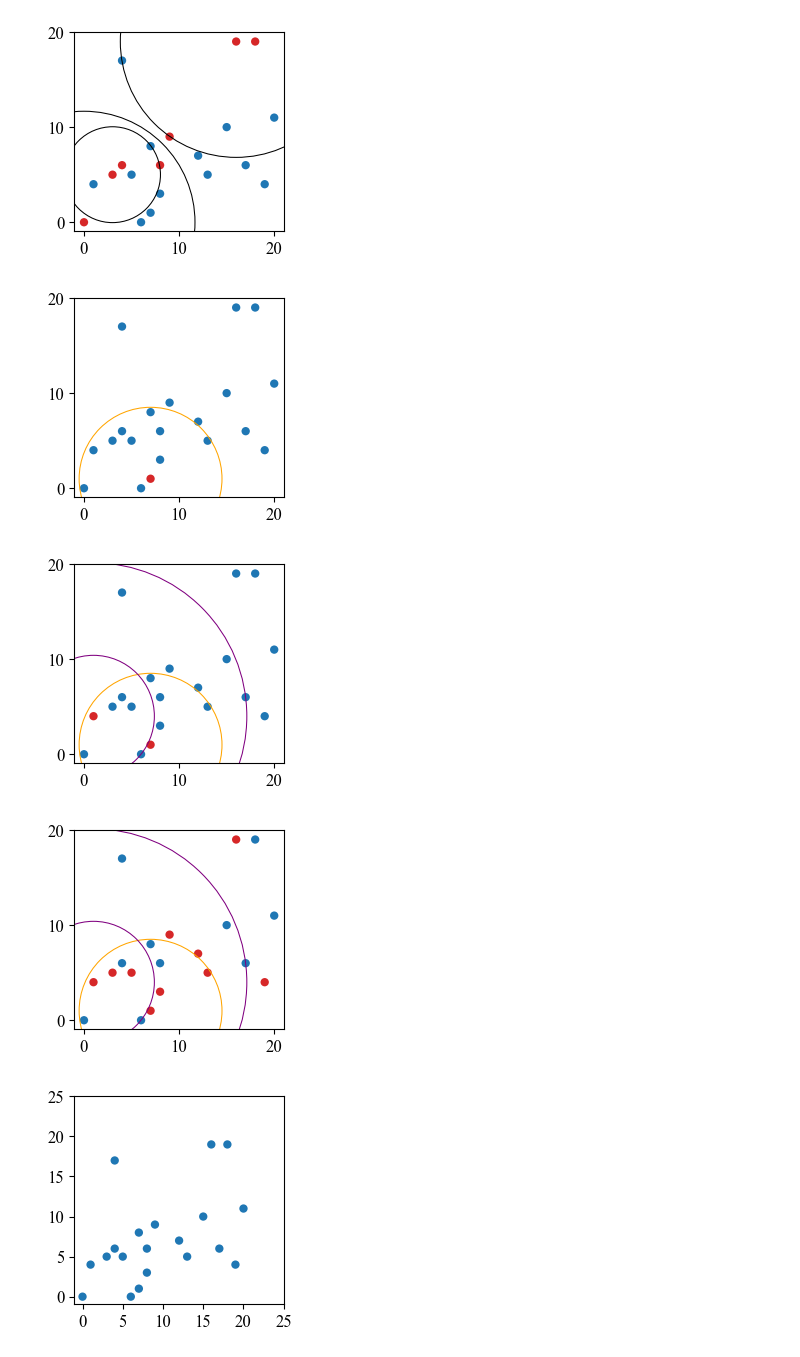
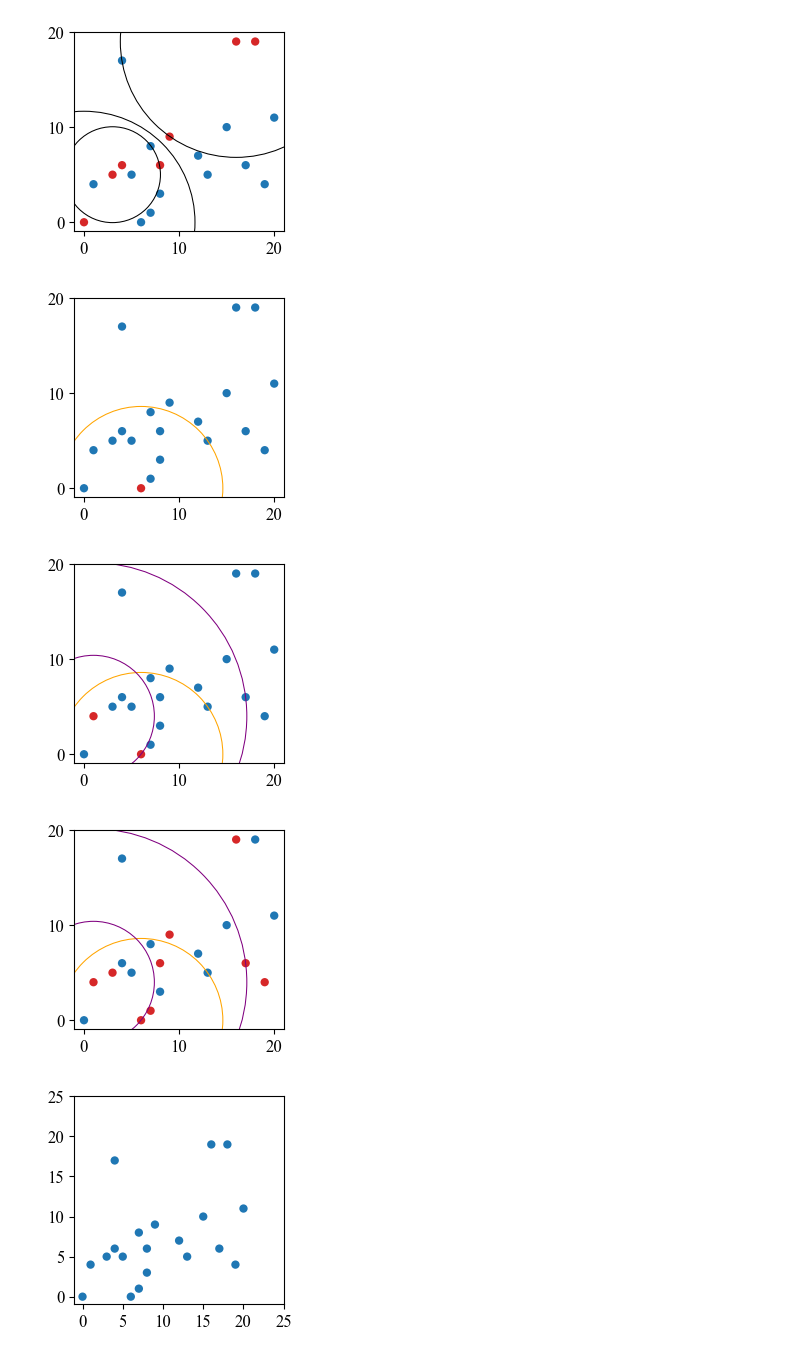
Before and after one commit to JoaoVitorLeite/gervLibProject, a Jupyter notebook: gervLib_Project/gervLib/python/util.ipynb, the cells around one changed output. Saved outputs shown, nothing was run; the diff lists cells and outputs as text; code cells hidden in the pictures.

```diff
--- a/gervLib_Project/gervLib/python/util.ipynb
+++ b/gervLib_Project/gervLib/python/util.ipynb
@@ -135,9 +135,9 @@ custom_palette = {
         'Auxiliar': 'tab:green'
 }
 # %%
-df.at[8, "type"] = "Pivô"
-circle1 = plt.Circle(xy=(7, 1), radius=7.51, color='orange', fill=False)
+df.at[2, "type"] = "Pivô"
 
+circle1 = plt.Circle(xy=(6, 0), radius=8.60, color='orange', fill=False)
 
 p1 = sns.scatterplot(data=df, x="D1", y="D2", hue="type", palette=custom_palette, linewidth = 0)
 p1.set(xticks=np.arange(0,21,10))
@@ -151,13 +151,13 @@ p1.set(xlabel=None)
 p1.set(ylabel=None)
 plt.savefig("lvl1_mvp.svg", dpi=300)
 # %% [output]
-[figure, old version]
+[figure, new version]
 # %%
-df.at[8, "type"] = "Pivô"
+df.at[2, "type"] = "Pivô"
 
 df.at[14, "type"] = "Pivô"
 
-circle1 = plt.Circle(xy=(7, 1), radius=7.51, color='orange', fill=False)
+circle1 = plt.Circle(xy=(6, 0), radius=8.60, color='orange', fill=False)
 
 circle2 = plt.Circle(xy=(1, 4), radius=6.40, color='purple', fill=False)
 circle3 = plt.Circle(xy=(1, 4), radius=16.12, color='purple', fill=False)
@@ -179,44 +179,44 @@ p1.set(xlabel=None)
 p1.set(ylabel=None)
 plt.savefig("lvl2_mvp.svg", dpi=300)
 # %% [output]
-[figure, old version]
+[figure, new version]
 # %%
-df.at[8, "type"] = "Pivô"
+df.at[2, "type"] = "Pivô"
 
 df.at[14, "type"] = "Pivô"
 
-df.at[17, "type"] = "Pivô"
 df.at[12, "type"] = "Pivô"
-df.at[10, "type"] = "Pivô"
-df.at[0, "type"] = "Pivô"
-df.at[3, "type"] = "Pivô"
+df.at[2, "type"] = "Pivô"
+df.at[8, "type"] = "Pivô"
+df.at[16, "type"] = "Pivô"
+df.at[4, "type"] = "Pivô"
 df.at[11, "type"] = "Pivô"
 df.at[1, "type"] = "Pivô"
 df.at[6, "type"] = "Pivô"
 
-circle1 = plt.Circle(xy=(7, 1), radius=7.51, color='orange', fill=False)
+circle1 = plt.Circle(xy=(6, 0), radius=8.60, color='orange', fill=False)
 
 circle2 = plt.Circle(xy=(1, 4), radius=6.40, color='purple', fill=False)
 circle3 = plt.Circle(xy=(1, 4), radius=16.12, color='purple', fill=False)
 
 
 p1 = sns.scatterplot(data=df, x="D1", y="D2", hue="type", palette=custom_palette, linewidth = 0)
 p1.set(xticks=np.arange(0,21,10))
 p1.set_xticklabels(np.arange(0,21,10))
 p1.set(yticks=np.arange(0,21,10))
 p1.set_yticklabels(np.arange(0,21,10))
 
 p1.add_patch(circle1)
 p1.add_patch(circle2)
 p1.add_patch(circle3)
 
 p1.set_aspect('equal')
 p1.legend().set_visible(False)
 p1.set(xlabel=None)
 p1.set(ylabel=None)
 plt.savefig("lvl3_mvp.svg", dpi=300)
 # %% [output]
-[figure, old version]
+[figure, new version]
 # %%
 #OMNI
 # %%
```
Also changed, not shown: 14 other files.
